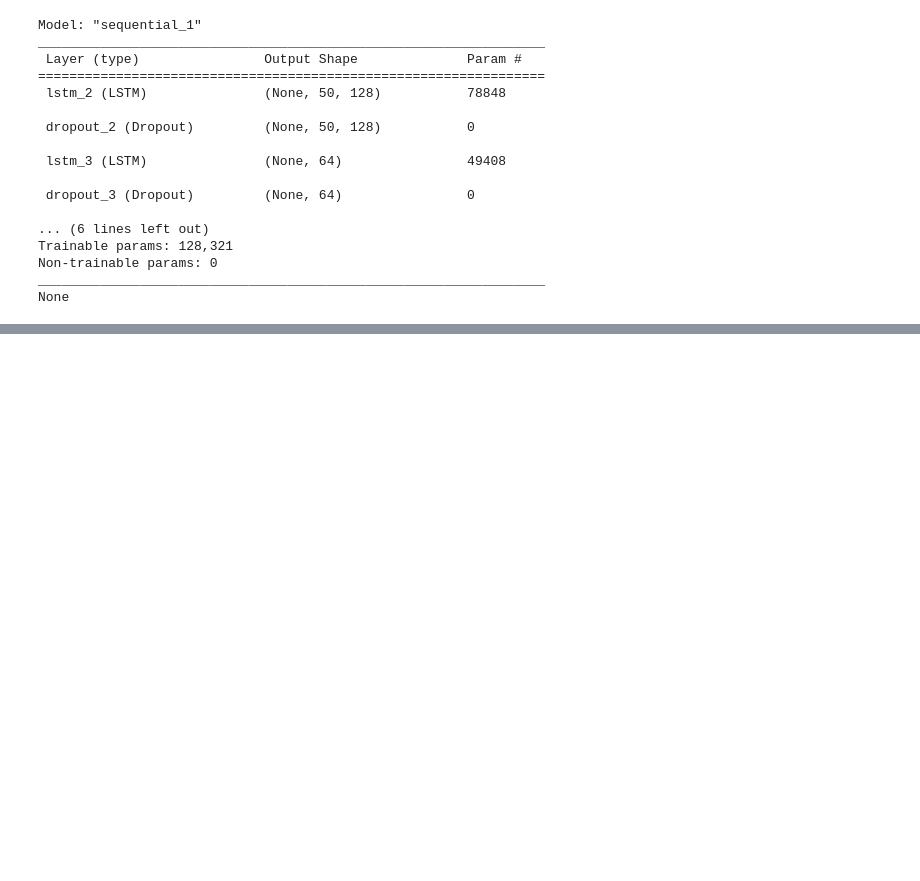
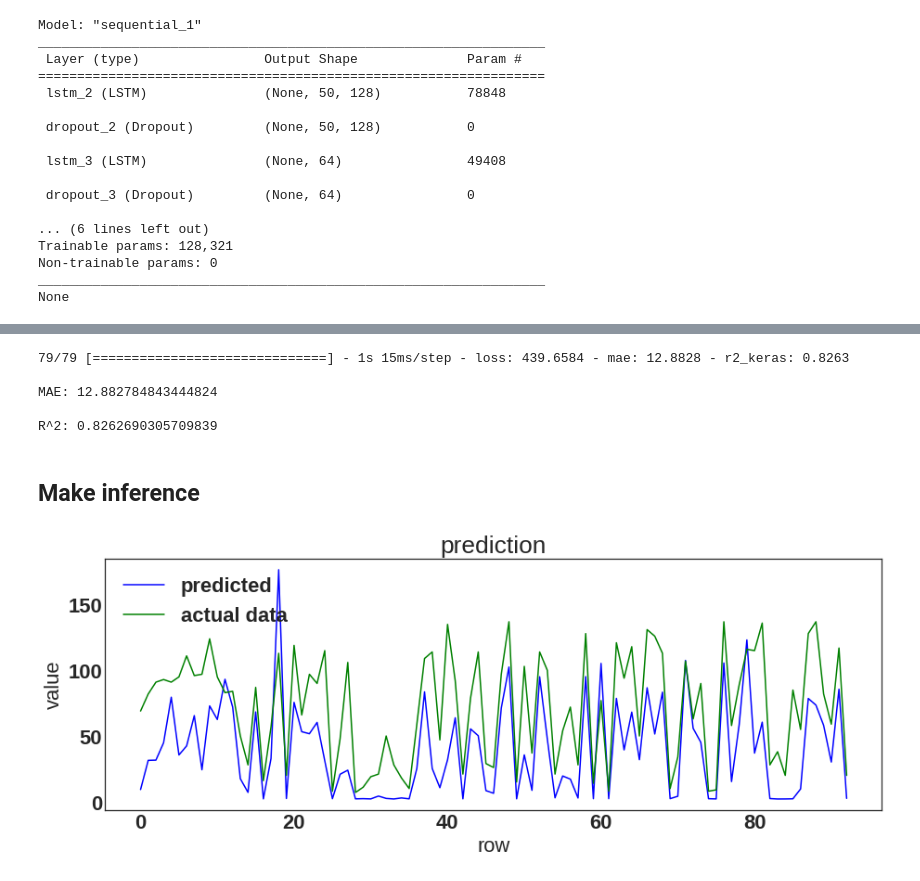
Before and after one commit to rajuzumaki2207/Time_series_Sequence, a Jupyter notebook: RUL_TurboFan/4_TurboFan_LSTMs.ipynb, the cells around one changed output, grey strips where cells are left out. Drawn from its saved outputs; the diff is of its cells as text; code cells hidden in the pictures; blank space fills up the shorter version.

```diff
--- a/RUL_TurboFan/4_TurboFan_LSTMs.ipynb
+++ b/RUL_TurboFan/4_TurboFan_LSTMs.ipynb
@@ -833,3 +829,61 @@ plt.show()
 fig.savefig("/content/drive/MyDrive/ML/Projects/RUL_TurboFan/reg_mae.png")
 fig1.savefig("/content/drive/MyDrive/ML/Projects/RUL_TurboFan/reg_loss.png")
 fig2.savefig("/content/drive/MyDrive/ML/Projects/RUL_TurboFan/reg_r2.png")
+# %%
+# training metrics
+scores = model.evaluate(seq_array, label_array, verbose=1, batch_size=200)
+print('\nMAE: {}'.format(scores[1]))
+print('\nR^2: {}'.format(scores[2]))
+# %% [output]
+79/79 [==============================] - 1s 15ms/step - loss: 439.6584 - mae: 12.8828 - r2_keras: 0.8263
+
+MAE: 12.882784843444824
+
+R^2: 0.8262690305709839
+# %% [markdown]
+## Make inference
+# %%
+ # We pick the last sequence for each id in the test data
+seq_array_test_last = [test_df[test_df['id']==id][seq_col].values[-sequence_length:]
+                       for id in test_df['id'].unique() if len(test_df[test_df['id']==id]) >= sequence_length]
+
+seq_array_test_last = np.asarray(seq_array_test_last).astype(np.float32)
+#print("seq_array_test_last")
+#print(seq_array_test_last)
+#print(seq_array_test_last.shape)
+
+# Similarly, we pick the labels
+#print("y_mask")
+y_mask = [len(test_df[test_df['id']==id]) >= sequence_length for id in test_df['id'].unique()]
+label_array_test_last = test_df.groupby('id')['RUL'].nth(-1)[y_mask].values
+label_array_test_last = label_array_test_last.reshape(label_array_test_last.shape[0],1).astype(np.float32)
+#print(label_array_test_last.shape)
+#print("label_array_test_last")
+#print(label_array_test_last)
+
+# if best iteration's model was saved then load and use it
+
+estimator = load_model("/content/drive/MyDrive/ML/Projects/RUL_TurboFan/reg",custom_objects={'r2_keras': r2_keras})
+
+# test metrics
+
+
+y_pred_test = estimator.predict(seq_array_test_last)
+y_true_test = label_array_test_last
+
+test_set = pd.DataFrame(y_pred_test)
+test_set.to_csv('submit_test.csv', index = None)
+
+# Plot in blue color the predicted data and in green color the
+# actual data to verify visually the accuracy of the model.
+fig_verify = plt.figure(figsize=(15, 5))
+plt.plot(y_pred_test, color="blue")
+plt.plot(y_true_test, color="green")
+plt.title('prediction')
+plt.ylabel('value')
+plt.xlabel('row')
+plt.legend(['predicted', 'actual data'], loc='upper left')
+plt.show()
+fig_verify.savefig("model_regression_verify.png")
+# %% [output]
+[figure, added]
```
Also changed, not shown: parts of 10 cells of this notebook.
